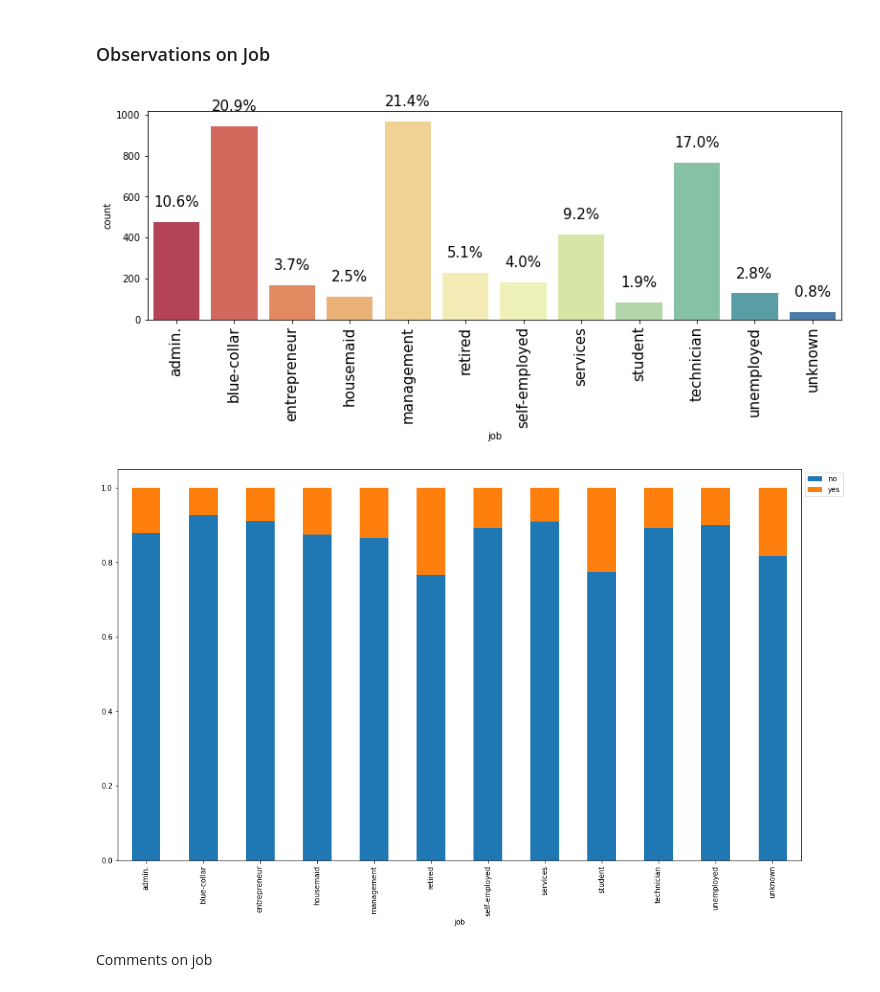
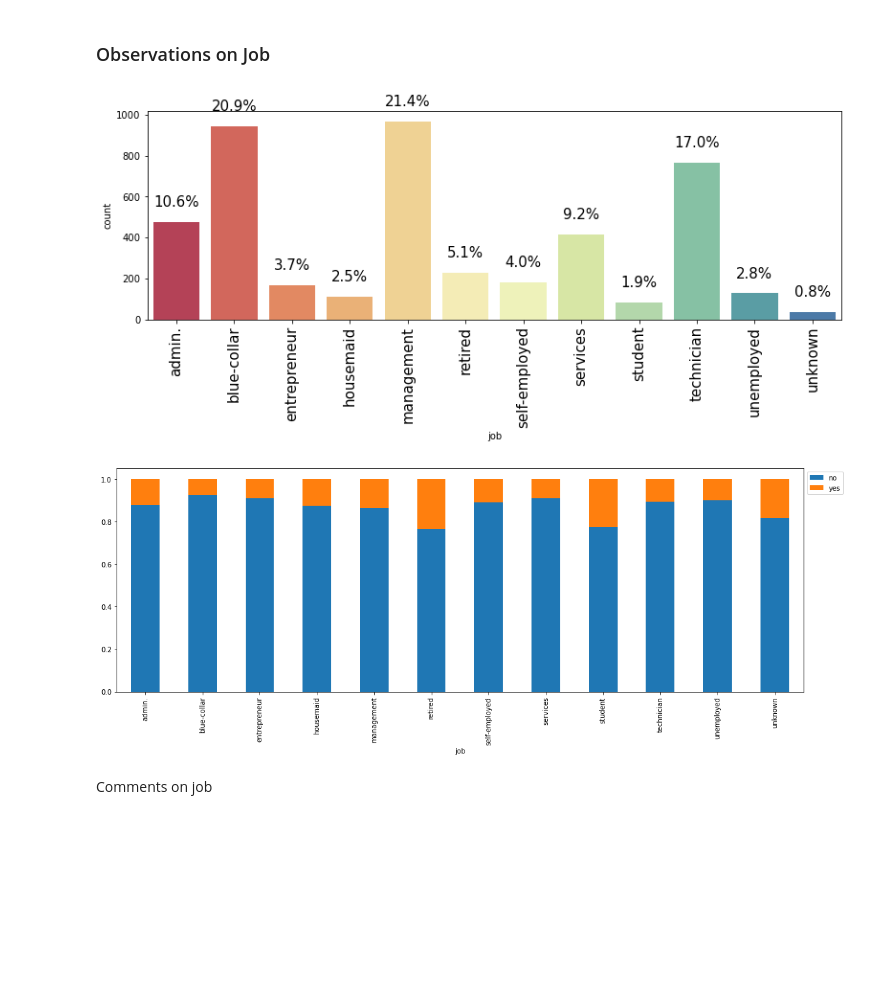
Before and after one commit to darkepacific/AAI-501-FinalTeamProject, a Jupyter notebook: AAI-501-FinalTeamProject.ipynb, the cells around one changed output. Saved outputs shown, nothing was run; the diff lists cells and outputs as text; code cells hidden in the pictures; blank space fills up the shorter version.

Commit message:
Updated all the charts

```diff
--- a/AAI-501-FinalTeamProject.ipynb
+++ b/AAI-501-FinalTeamProject.ipynb
@@ -174,12 +174,12 @@ def plot_stacked_bar(dataset, feature, height=6):
     """
         This displays category counts and generates a stacked bar chart
     """
-    unique_feature_count = dataset[feature].nunique()
-    cross_tab_full = pd.crosstab(dataset[feature], dataset['y'], margins=True).sort_values(dataset['y'].value_counts().index[-1], False)
+    unique_features = dataset[feature].nunique()
+    cross_tab_full = pd.crosstab(dataset[feature], dataset['y'], margins=True).sort_values(by=dataset['y'].value_counts().index[-1], ascending=False)
     ct = pd.crosstab(dataset[feature], dataset['y'], normalize="index")
 
-    # Set the plot colors to blue and gold and fix the height to 7
-    ct.plot(kind="bar", stacked=True, figsize=(unique_feature_count + 5, height))
+    # Set the plot colors and the height adjustable
+    ct.plot(kind="bar", stacked=True, figsize=(unique_features + 6, height))
 
     plt.legend(loc="upper left", bbox_to_anchor=(1, 1))
     plt.show()
@@ -218,10 +218,10 @@ plot_stacked_bar(df, cat, 30)
 # %%
 cat = "job"
 annotated_barchart(df,cat, True)
-plot_stacked_bar(df, cat, "y")
+plot_stacked_bar(df, cat)
 # %% [output]
 [figure]
-[figure, old version]
+[figure, new version]
 # %% [markdown]
 Comments on job
 # %% [markdown]
```
Also changed, not shown: parts of 20 cells of this notebook.
